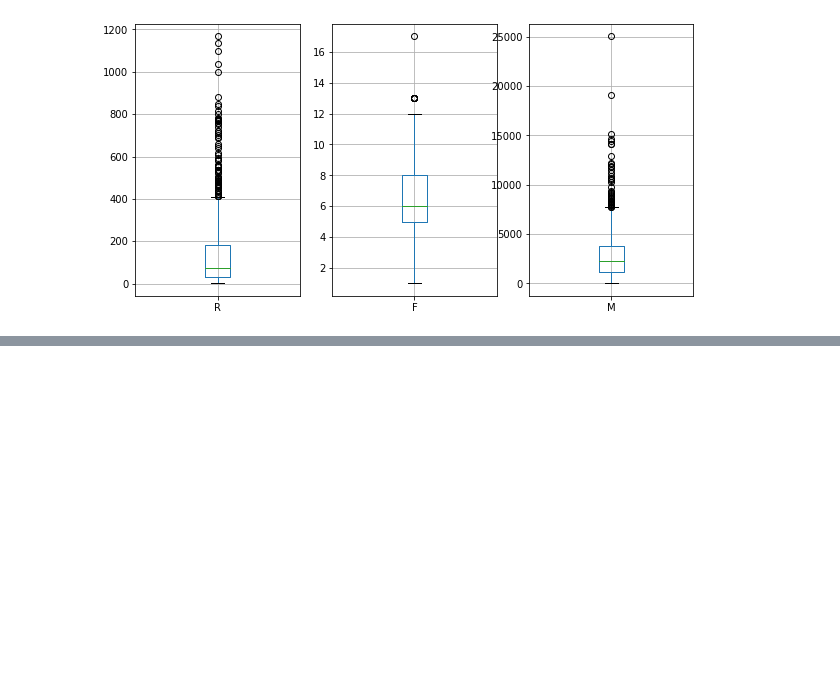
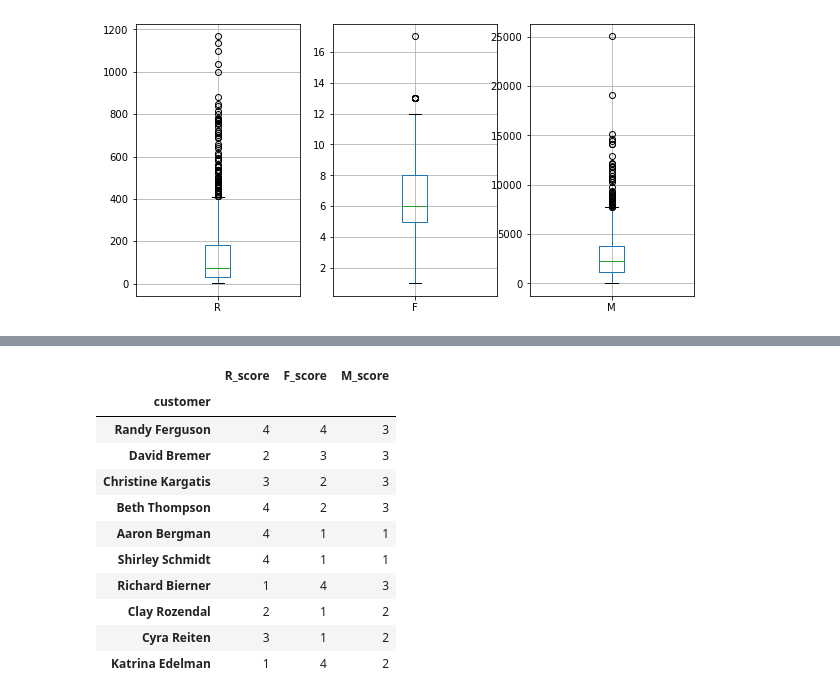
Before and after one commit to comsaint/RFM-analysis, a Jupyter notebook: exercise.ipynb, the cells around one changed output, grey strips where cells are left out. Cells and saved outputs as stored; diff of their text form; code cells hidden in the pictures; blank space fills up the shorter version.

```diff
--- a/exercise.ipynb
+++ b/exercise.ipynb
@@ -115,0 +152,15 @@ df_customers.boxplot('M',ax=ax[2])
+# %%
+df_customers[['R_score', 'F_score', 'M_score']].sample(10)
+# %% [output]
+|  | R_score | F_score | M_score |
+| customer |  |  |  |
+| Randy Ferguson | 4 | 4 | 3 |
+| David Bremer | 2 | 3 | 3 |
+| Christine Kargatis | 3 | 2 | 3 |
+| Beth Thompson | 4 | 2 | 3 |
+| Aaron Bergman | 4 | 1 | 1 |
+| Shirley Schmidt | 4 | 1 | 1 |
+| Richard Bierner | 1 | 4 | 3 |
+| Clay Rozendal | 2 | 1 | 2 |
+| Cyra Reiten | 3 | 1 | 2 |
+| Katrina Edelman | 1 | 4 | 2 |
```
Also changed, not shown: parts of 10 cells of this notebook.
